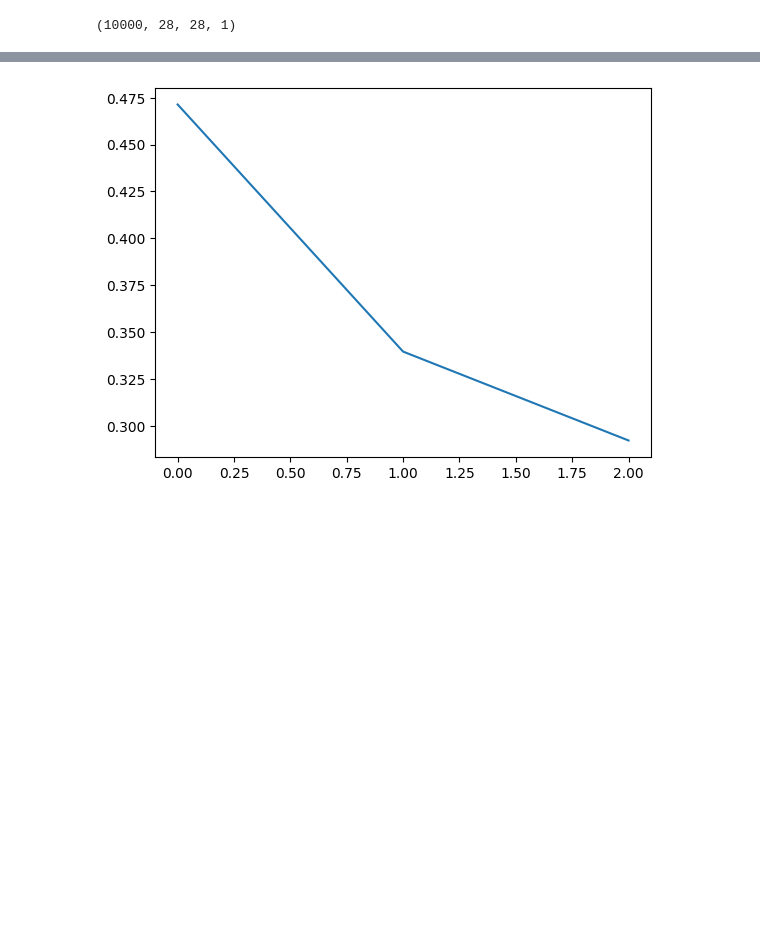
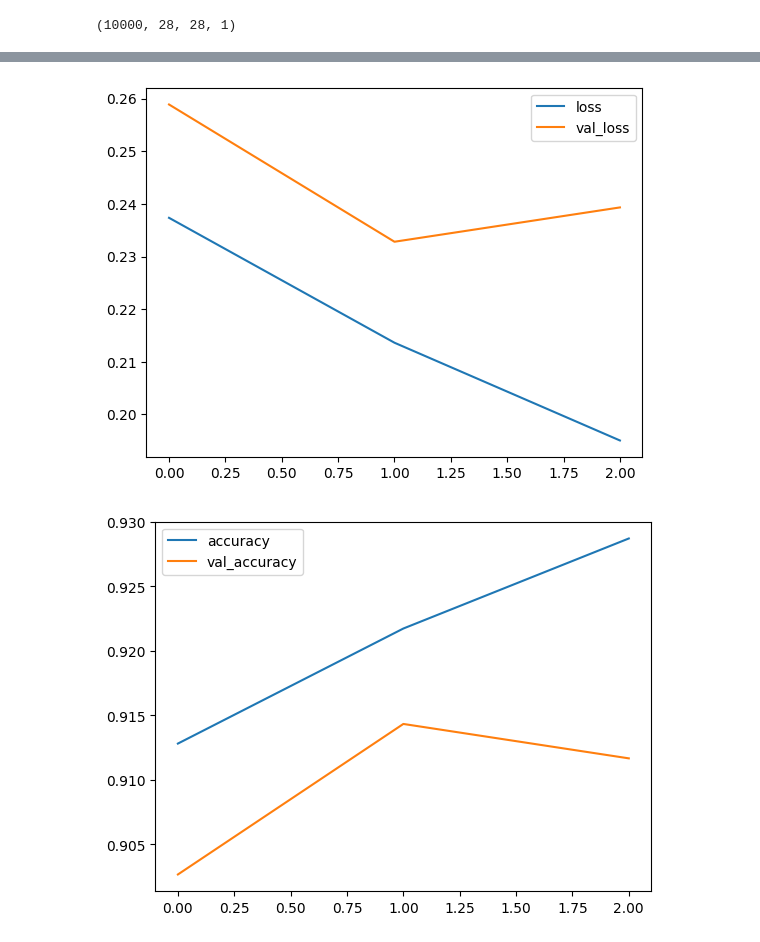
Before and after one commit to arnaldojr/DisruptiveArchitectures, a Jupyter notebook: material/aulas/lab08/cnn.ipynb, the cells around one changed output, grey strips where cells are left out. Saved outputs shown, nothing was run; the diff lists cells and outputs as text; code cells hidden in the pictures; blank space fills up the shorter version.

```diff
--- a/material/aulas/lab08/cnn.ipynb
+++ b/material/aulas/lab08/cnn.ipynb
@@ -150,12 +239,16 @@ from tensorflow.keras import layers
 
 model = keras.Sequential([
 
+#####-------CNN-------#####
+
     layers.Conv2D(5, (3,3), activation='relu', padding="same", input_shape=(28, 28,1)),
     layers.MaxPooling2D((2,2)),
 
+
+ #######------ MLP-----####
     layers.Flatten(),
     layers.Dense(120, activation='relu'),
-    layers.Dense(10, activation='sigmoid')  ###### neuroniios especialistasss
+    layers.Dense(10, activation='softmax')  ###### neuroniios especialistasss
 ])
 
 
@@ -186,6 +279,6 @@ model.compile(optimizer='adam',
               loss='sparse_categorical_crossentropy',
               metrics=['accuracy'])
 
-epochs_hist = model.fit(train_images, train_labels, epochs=3)
+epochs_hist = model.fit(train_images, train_labels, epochs=3, validation_split=0.2)
 # %% [output]
 Epoch 1/3
@@ -197,12 +290,13 @@ Epoch 3/3
 # %%
-import pandas as pd
+## exibe os graficos da função loss e acuracia
 
 history_df = pd.DataFrame(epochs_hist.history)
 
-history_df['loss'].plot();
-#history_df['accuracy'].plot();
+history_df[['loss','val_loss']].plot();
+history_df[['accuracy','val_accuracy']].plot();
 # %% [output]
-[figure, old version]
+[figure, new version]
+[figure, added]
 # %%
 #Validadção
 train_loss, train_acc = model.evaluate(train_images,  train_labels, verbose=2)
```
Also changed, not shown: parts of 29 cells of this notebook.
